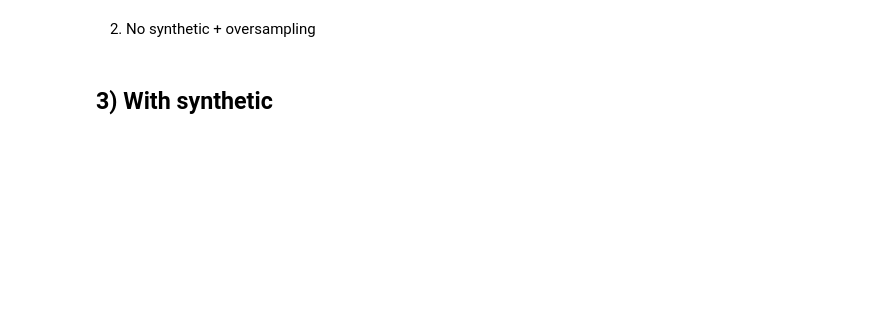
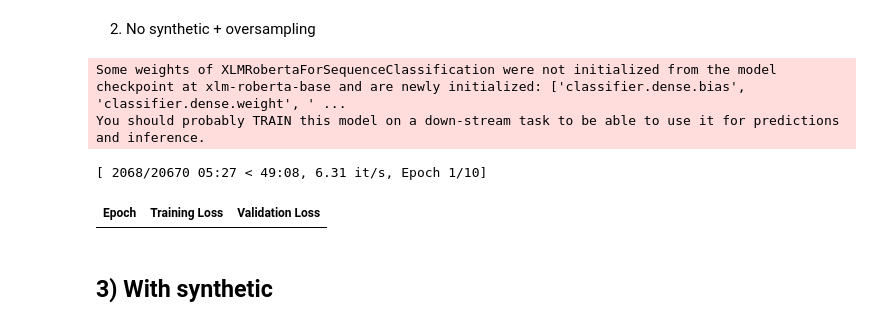
Before and after one commit to luisadosch/nlp-job-title-classification-benchmark-snapaddy, a Jupyter notebook: src/pretrained_classification_department.ipynb, the cells around one changed output. Saved outputs shown, nothing was run; the diff lists cells and outputs as text; code cells hidden in the pictures; blank space fills up the shorter version.

```diff
--- a/src/pretrained_classification_department.ipynb
+++ b/src/pretrained_classification_department.ipynb
@@ -337,8 +367,15 @@ dep_cv_pred = predict_table_cls(
 # %% [markdown]
 2) No synthetic + oversampling
 # %%
-dept_trainer_os, dept_preds_os, dept_maps_os = run_classification(
-    train_df_base, test_df_base,
-    out_dir="department_cls_oversample",
+dept_trainer_os, (dept_train_pred, dept_val_pred, dept_test_pred), (label2id_dept, id2label_dept) = run_classification(
+    train_df_base,
+    val_df_base,
+    df_department_test,
+    out_dir="department_cls_os",
     do_oversample=True
 )
+# %% [output]
+Some weights of XLMRobertaForSequenceClassification were not initialized from the model checkpoint at xlm-roberta-base and are newly initialized: ['classifier.dense.bias', 'classifier.dense.weight', ' ...
+You should probably TRAIN this model on a down-stream task to be able to use it for predictions and inference.
+[ 2068/20670 05:27 < 49:08, 6.31 it/s, Epoch 1/10]
+| Epoch | Training Loss | Validation Loss |
```
Also changed, not shown: parts of 11 cells of this notebook.
